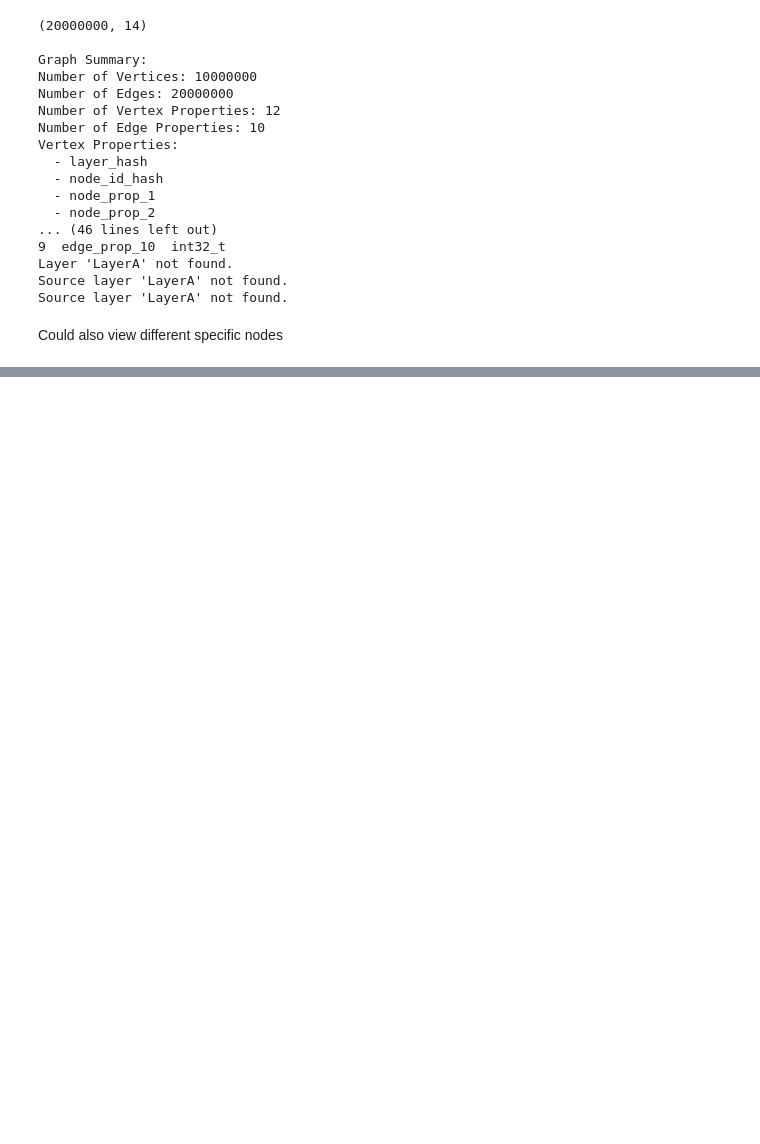
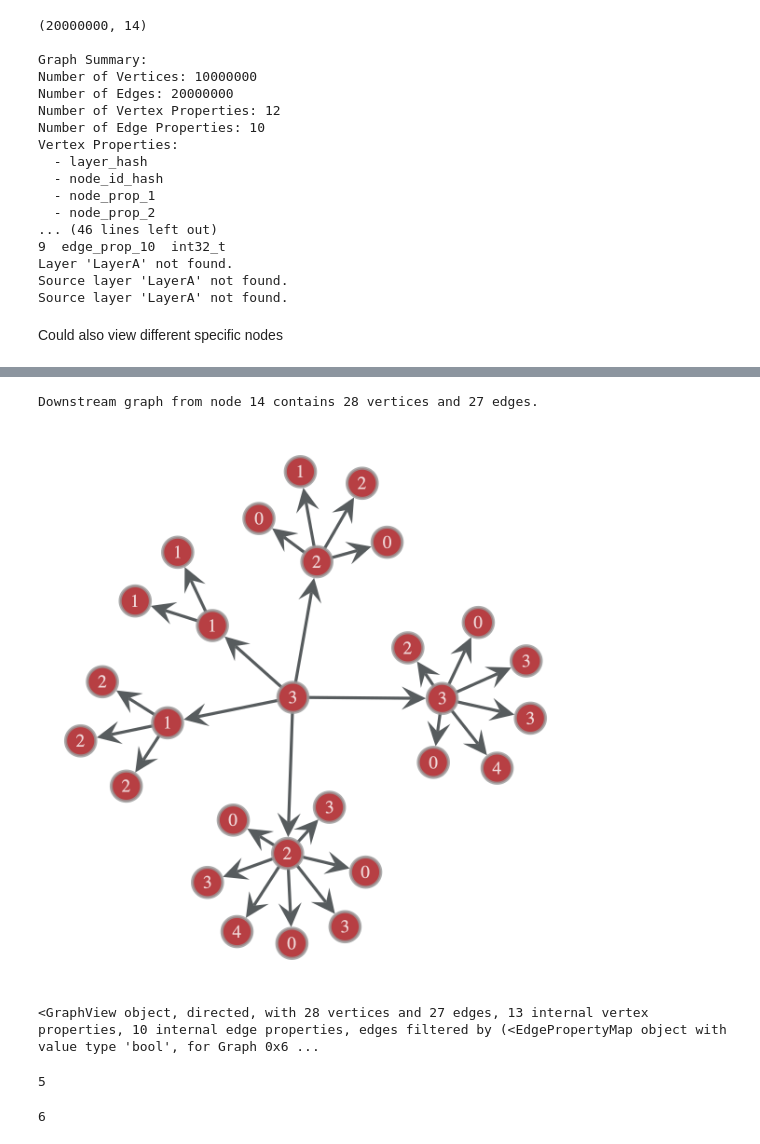
Before and after one commit to saezlab/lipinet, a Jupyter notebook: notebooks/scaleup.ipynb, the cells around one changed output, grey strips where cells are left out. Drawn from its saved outputs; the diff is of its cells as text; code cells hidden in the pictures; blank space fills up the shorter version.

```diff
--- a/notebooks/scaleup.ipynb
+++ b/notebooks/scaleup.ipynb
@@ -1593,0 +844,16 @@ network.node_map
+# %%
+superonion_medium.search(start_node_idx=14,
+                         max_dist=2, direction='downstream',
+                         node_text_prop='layer_hash', show_plot=True)
+# %% [output]
+Downstream graph from node 14 contains 28 vertices and 27 edges.
+[figure, added]
+<GraphView object, directed, with 28 vertices and 27 edges, 13 internal vertex properties, 10 internal edge properties, edges filtered by (<EdgePropertyMap object with value type 'bool', for Graph 0x6 ...
+# %%
+superonion_medium.get_vertex_by_name_tuple(layer_name='Layer_D', node_id_str='node15').out_degree()
+# %% [output]
+5
+# %%
+superonion_medium.graph.vertex(230069).out_degree()
+# %% [output]
+6
```
Also changed, not shown: parts of 66 cells of this notebook, 1 other file.
